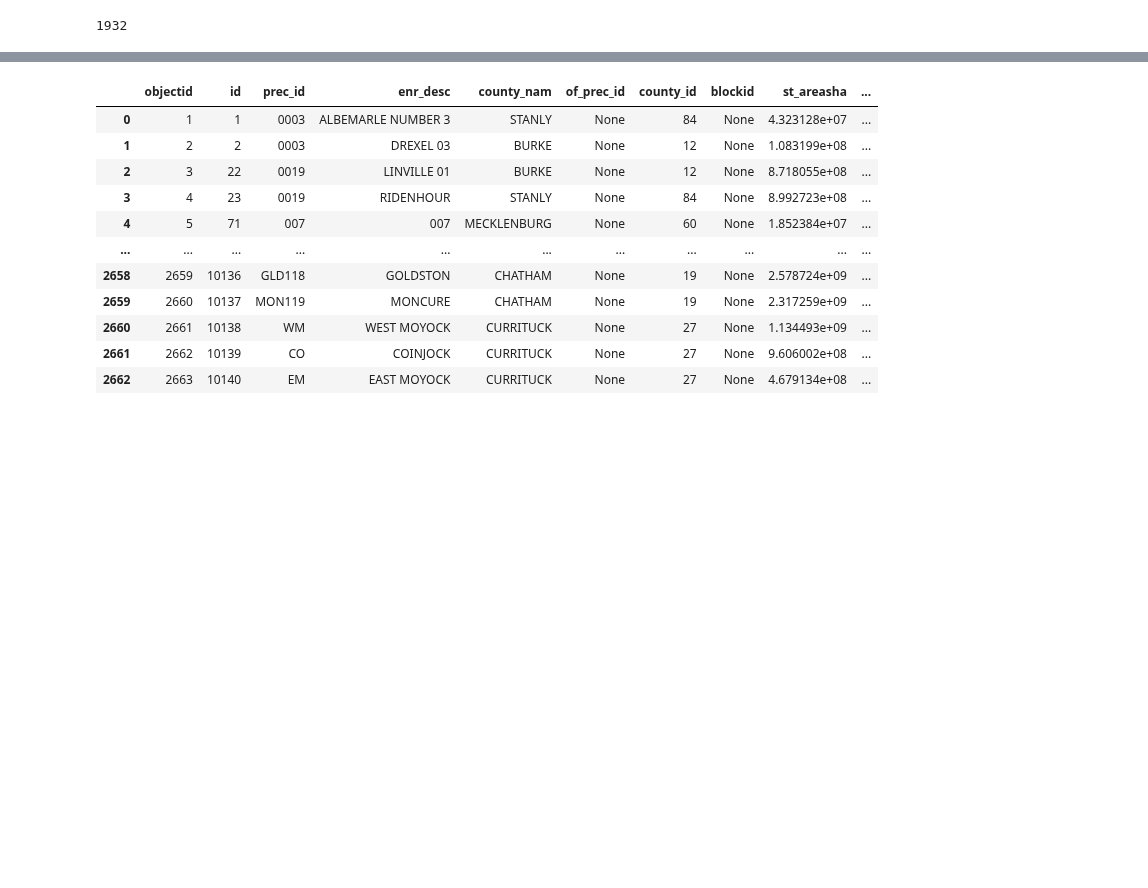
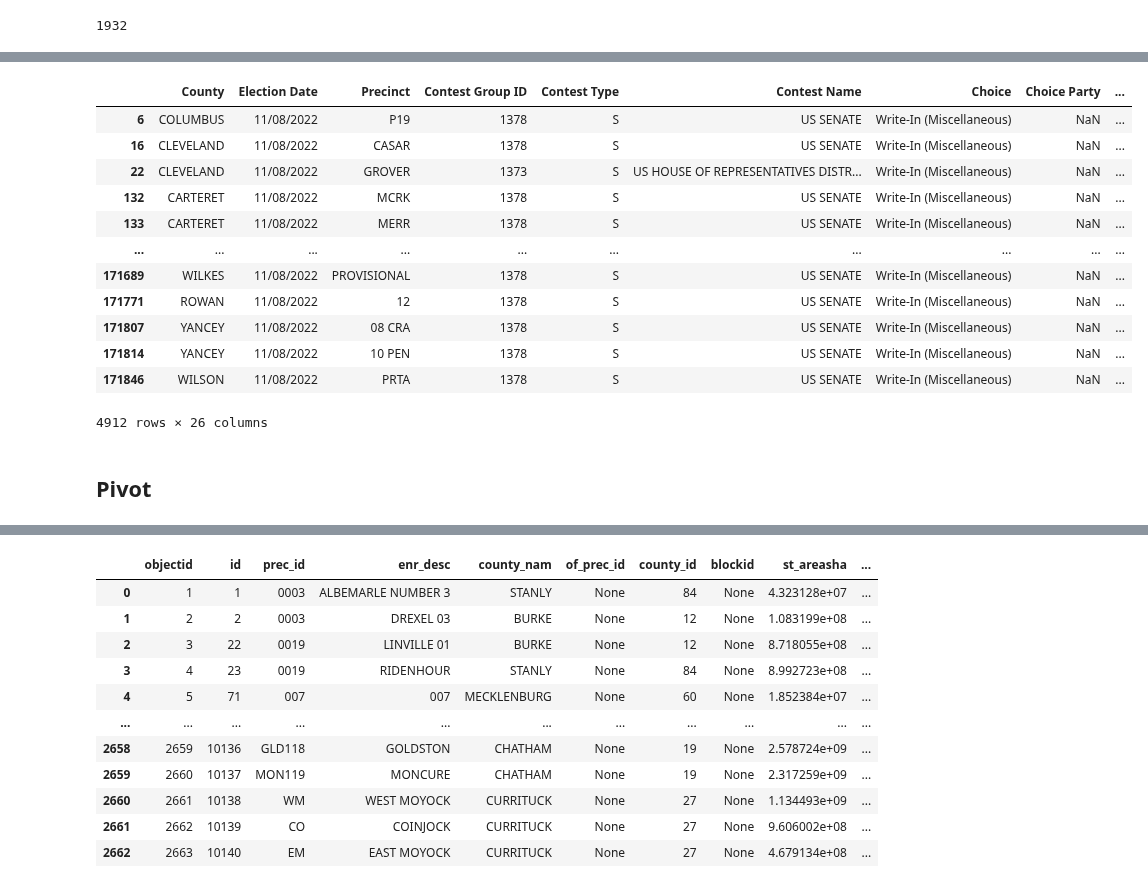
Before and after one commit to nonpartisan-redistricting-datahub/pber_collection, a Jupyter notebook: NC/2022/nc_election_results.ipynb, the cells around one changed output, grey strips where cells are left out. Saved outputs shown, nothing was run; the diff lists cells and outputs as text; code cells hidden in the pictures; blank space fills up the shorter version.

```diff
--- a/NC/2022/nc_election_results.ipynb
+++ b/NC/2022/nc_election_results.ipynb
@@ -118,0 +127,18 @@ gdf.prec_id.nunique()
+# %%
+df[df["Choice Party"].isna()]
+# %% [output]
+|  | County | Election Date | Precinct | Contest Group ID | Contest Type | Contest Name | Choice | Choice Party | ... |
+| 6 | COLUMBUS | 11/08/2022 | P19 | 1378 | S | US SENATE | Write-In (Miscellaneous) | NaN | ... |
+| 16 | CLEVELAND | 11/08/2022 | CASAR | 1378 | S | US SENATE | Write-In (Miscellaneous) | NaN | ... |
+| 22 | CLEVELAND | 11/08/2022 | GROVER | 1373 | S | US HOUSE OF REPRESENTATIVES DISTR... | Write-In (Miscellaneous) | NaN | ... |
+| 132 | CARTERET | 11/08/2022 | MCRK | 1378 | S | US SENATE | Write-In (Miscellaneous) | NaN | ... |
+| 133 | CARTERET | 11/08/2022 | MERR | 1378 | S | US SENATE | Write-In (Miscellaneous) | NaN | ... |
+| ... | ... | ... | ... | ... | ... | ... | ... | ... | ... |
+| 171689 | WILKES | 11/08/2022 | PROVISIONAL | 1378 | S | US SENATE | Write-In (Miscellaneous) | NaN | ... |
+| 171771 | ROWAN | 11/08/2022 | 12 | 1378 | S | US SENATE | Write-In (Miscellaneous) | NaN | ... |
+| 171807 | YANCEY | 11/08/2022 | 08 CRA | 1378 | S | US SENATE | Write-In (Miscellaneous) | NaN | ... |
+| 171814 | YANCEY | 11/08/2022 | 10 PEN | 1378 | S | US SENATE | Write-In (Miscellaneous) | NaN | ... |
+| 171846 | WILSON | 11/08/2022 | PRTA | 1378 | S | US SENATE | Write-In (Miscellaneous) | NaN | ... |
+4912 rows × 26 columns
+# %% [markdown]
+## Pivot
```
Also changed, not shown: parts of 37 cells of this notebook.
